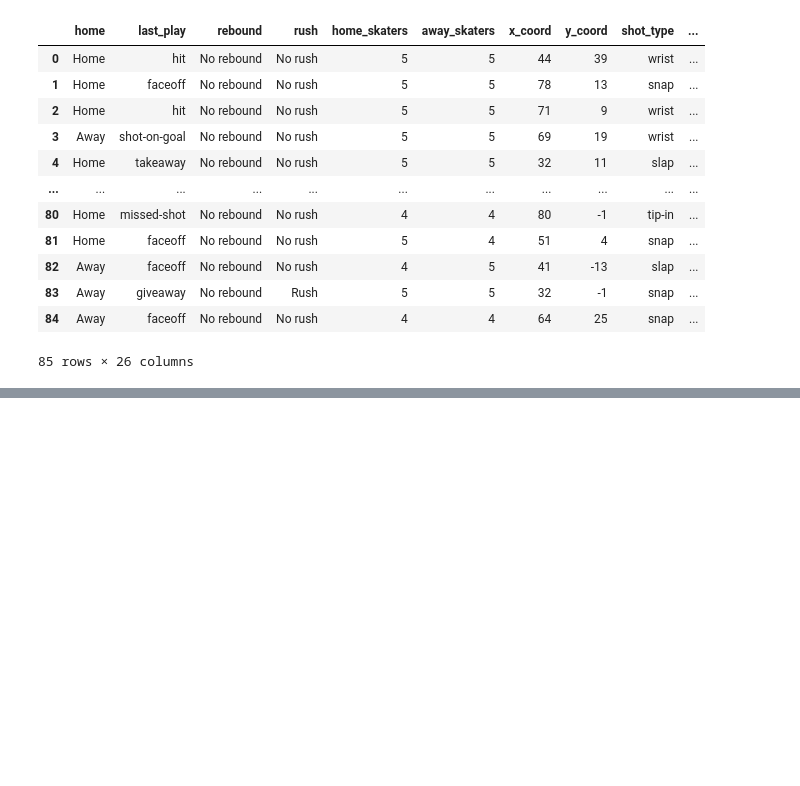
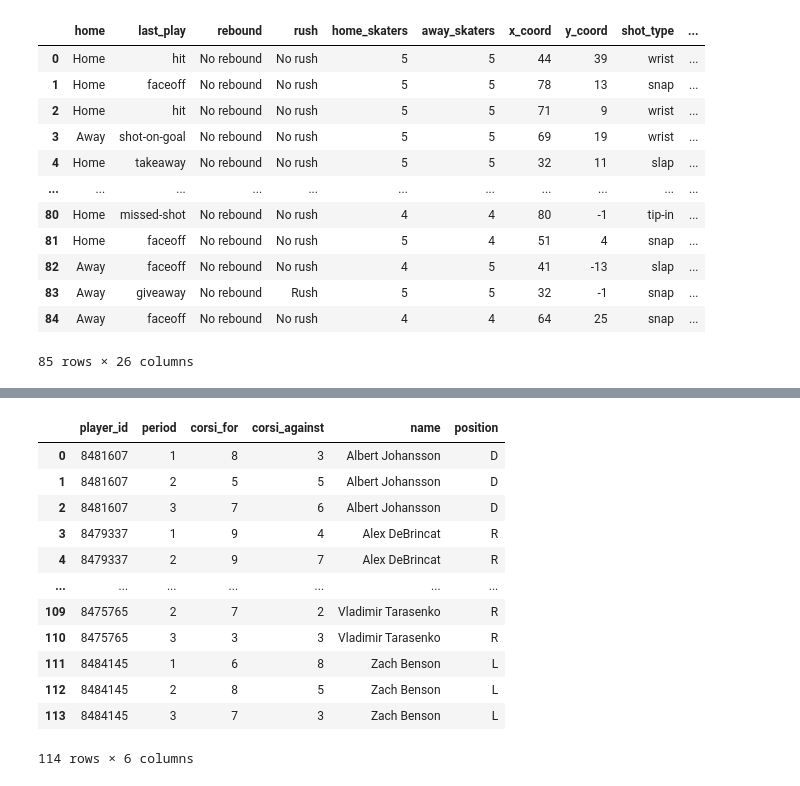
Before and after one commit to nolantphillips/nhl_game_reports, a Jupyter notebook: notebooks/02_call_for_data.ipynb, the cells around one changed output, grey strips where cells are left out. Saved outputs shown, nothing was run; the diff lists cells and outputs as text; code cells hidden in the pictures; blank space fills up the shorter version.

```diff
--- a/notebooks/02_call_for_data.ipynb
+++ b/notebooks/02_call_for_data.ipynb
@@ -84,0 +235,16 @@ full_shots_df
+# %%
+tally_corsi(corsi_df=corsi_df, players_df=players_df, game_id=game_id)
+# %% [output]
+|  | player_id | period | corsi_for | corsi_against | name | position |
+| 0 | 8481607 | 1 | 8 | 3 | Albert Johansson | D |
+| 1 | 8481607 | 2 | 5 | 5 | Albert Johansson | D |
+| 2 | 8481607 | 3 | 7 | 6 | Albert Johansson | D |
+| 3 | 8479337 | 1 | 9 | 4 | Alex DeBrincat | R |
+| 4 | 8479337 | 2 | 9 | 7 | Alex DeBrincat | R |
+| ... | ... | ... | ... | ... | ... | ... |
+| 109 | 8475765 | 2 | 7 | 2 | Vladimir Tarasenko | R |
+| 110 | 8475765 | 3 | 3 | 3 | Vladimir Tarasenko | R |
+| 111 | 8484145 | 1 | 6 | 8 | Zach Benson | L |
+| 112 | 8484145 | 2 | 8 | 5 | Zach Benson | L |
+| 113 | 8484145 | 3 | 7 | 3 | Zach Benson | L |
+114 rows × 6 columns
```
Also changed, not shown: parts of 17 cells of this notebook, 1 other file.
